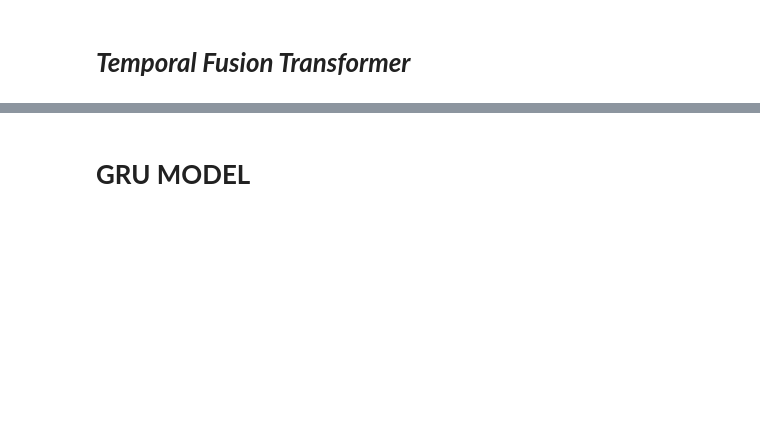
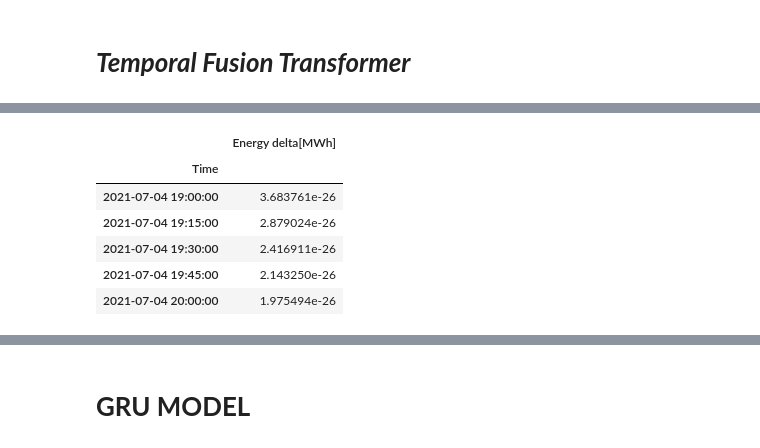
Before and after one commit to Shayantan1012/PV-Forcast-Project, a Jupyter notebook: Updated_PV_Forcasting.ipynb, the cells around one changed output, grey strips where cells are left out. Saved outputs shown, nothing was run; the diff lists cells and outputs as text; code cells hidden in the pictures; blank space fills up the shorter version.

```diff
--- a/Updated_PV_Forcasting.ipynb
+++ b/Updated_PV_Forcasting.ipynb
@@ -279,0 +601,13 @@ import matplotlib.pyplot as plt
+# %%
+all_predictions_df=pd.DataFrame(all_predictions)
+all_predictions_df.columns=['Energy delta[MWh]']
+all_predictions_df.index=X_ft_test.index[:len(all_predictions)]
+all_predictions_df.head()
+# %% [output]
+|  | Energy delta[MWh] |
+| Time |  |
+| 2021-07-04 19:00:00 | 3.683761e-26 |
+| 2021-07-04 19:15:00 | 2.879024e-26 |
+| 2021-07-04 19:30:00 | 2.416911e-26 |
+| 2021-07-04 19:45:00 | 2.143250e-26 |
+| 2021-07-04 20:00:00 | 1.975494e-26 |
```
Also changed, not shown: parts of 63 cells of this notebook.
